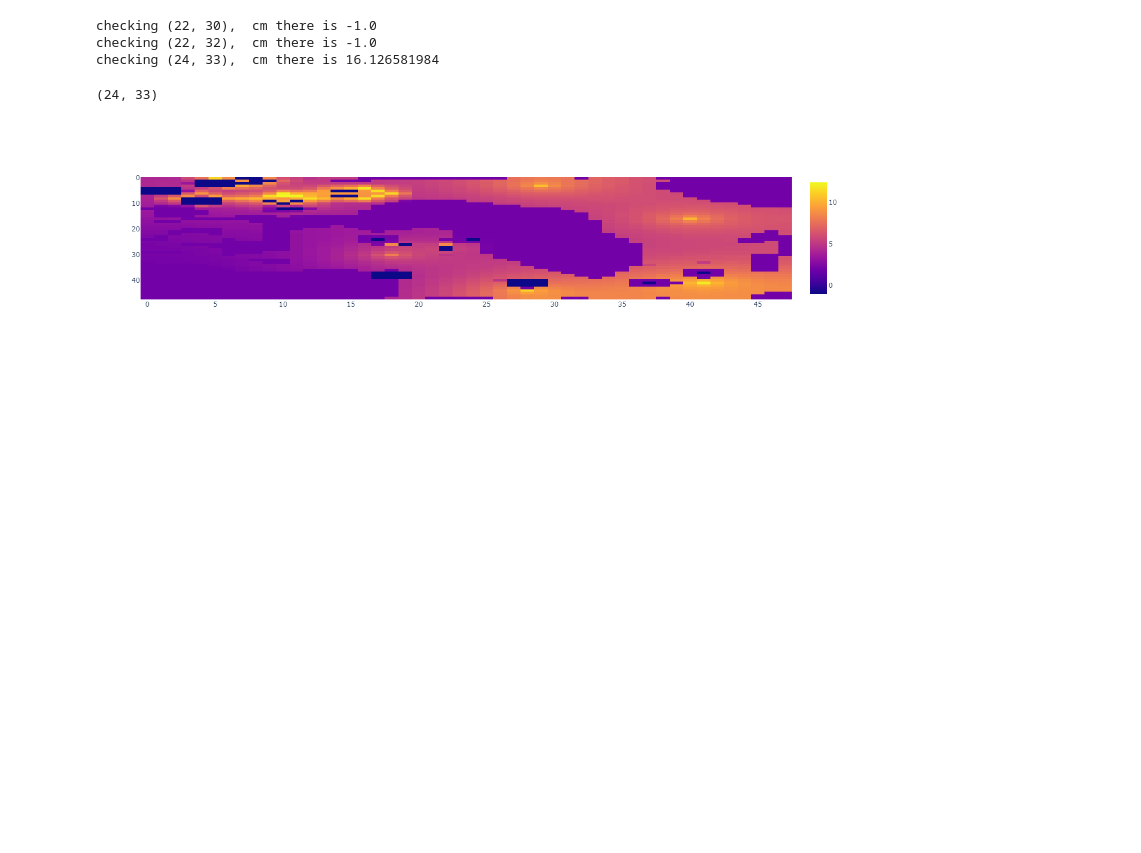
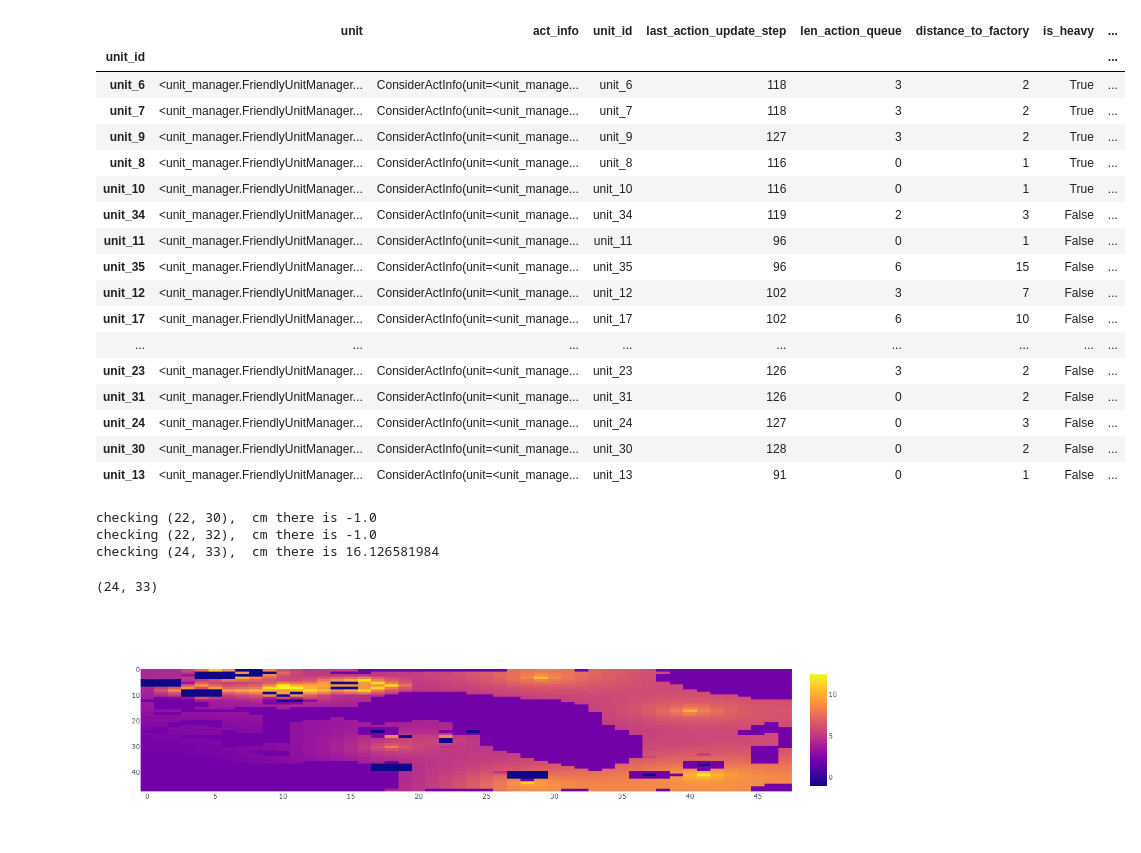
Before and after one commit to TimChild/lux2022, a Jupyter notebook: agent_v2_2/local_replay_viewer.ipynb, the cells around one changed output. Drawn from its saved outputs; the diff is of its cells as text; code cells hidden in the pictures; blank space fills up the shorter version.

```diff
--- a/agent_v2_2/local_replay_viewer.ipynb
+++ b/agent_v2_2/local_replay_viewer.ipynb
@@ -80,0 +87,7 @@ myenv.show()
+# %%
+import copy
+
+update_logging_level(logging.WARNING)
+myenv.run_to_step(94)
+backup = copy.deepcopy(myenv)
+# myenv = copy.deepcopy(backup)
@@ -89,3 +111,27 @@ unit.start_of_turn_pos
+# %%
+unit_infos = agent.unit_action_planner.debug_unit_infos
+df = unit_infos.to_df()
+df['
+df
+# %% [output]
+|  | unit | act_info | unit_id | last_action_update_step | len_action_queue | distance_to_factory | is_heavy | ... |
+| unit_id |  |  |  |  |  |  |  | ... |
+| unit_6 | <unit_manager.FriendlyUnitManager... | ConsiderActInfo(unit=<unit_manage... | unit_6 | 118 | 3 | 2 | True | ... |
+| unit_7 | <unit_manager.FriendlyUnitManager... | ConsiderActInfo(unit=<unit_manage... | unit_7 | 118 | 3 | 2 | True | ... |
+| unit_9 | <unit_manager.FriendlyUnitManager... | ConsiderActInfo(unit=<unit_manage... | unit_9 | 127 | 3 | 2 | True | ... |
+| unit_8 | <unit_manager.FriendlyUnitManager... | ConsiderActInfo(unit=<unit_manage... | unit_8 | 116 | 0 | 1 | True | ... |
+| unit_10 | <unit_manager.FriendlyUnitManager... | ConsiderActInfo(unit=<unit_manage... | unit_10 | 116 | 0 | 1 | True | ... |
+| unit_34 | <unit_manager.FriendlyUnitManager... | ConsiderActInfo(unit=<unit_manage... | unit_34 | 119 | 2 | 3 | False | ... |
+| unit_11 | <unit_manager.FriendlyUnitManager... | ConsiderActInfo(unit=<unit_manage... | unit_11 | 96 | 0 | 1 | False | ... |
+| unit_35 | <unit_manager.FriendlyUnitManager... | ConsiderActInfo(unit=<unit_manage... | unit_35 | 96 | 6 | 15 | False | ... |
+| unit_12 | <unit_manager.FriendlyUnitManager... | ConsiderActInfo(unit=<unit_manage... | unit_12 | 102 | 3 | 7 | False | ... |
+| unit_17 | <unit_manager.FriendlyUnitManager... | ConsiderActInfo(unit=<unit_manage... | unit_17 | 102 | 6 | 10 | False | ... |
+| ... | ... | ... | ... | ... | ... | ... | ... | ... |
+| unit_23 | <unit_manager.FriendlyUnitManager... | ConsiderActInfo(unit=<unit_manage... | unit_23 | 126 | 3 | 2 | False | ... |
+| unit_31 | <unit_manager.FriendlyUnitManager... | ConsiderActInfo(unit=<unit_manage... | unit_31 | 126 | 0 | 2 | False | ... |
+| unit_24 | <unit_manager.FriendlyUnitManager... | ConsiderActInfo(unit=<unit_manage... | unit_24 | 127 | 0 | 3 | False | ... |
+| unit_30 | <unit_manager.FriendlyUnitManager... | ConsiderActInfo(unit=<unit_manage... | unit_30 | 128 | 0 | 2 | False | ... |
+| unit_13 | <unit_manager.FriendlyUnitManager... | ConsiderActInfo(unit=<unit_manage... | unit_13 | 91 | 0 | 1 | False | ... |
 # %%
 rec = agent.mining_planner.recommend(unit, resource_type=util.ORE, unit_must_move=False)
 rec.resource_pos
```
Also changed, not shown: parts of 11 cells of this notebook, 1 other file.
